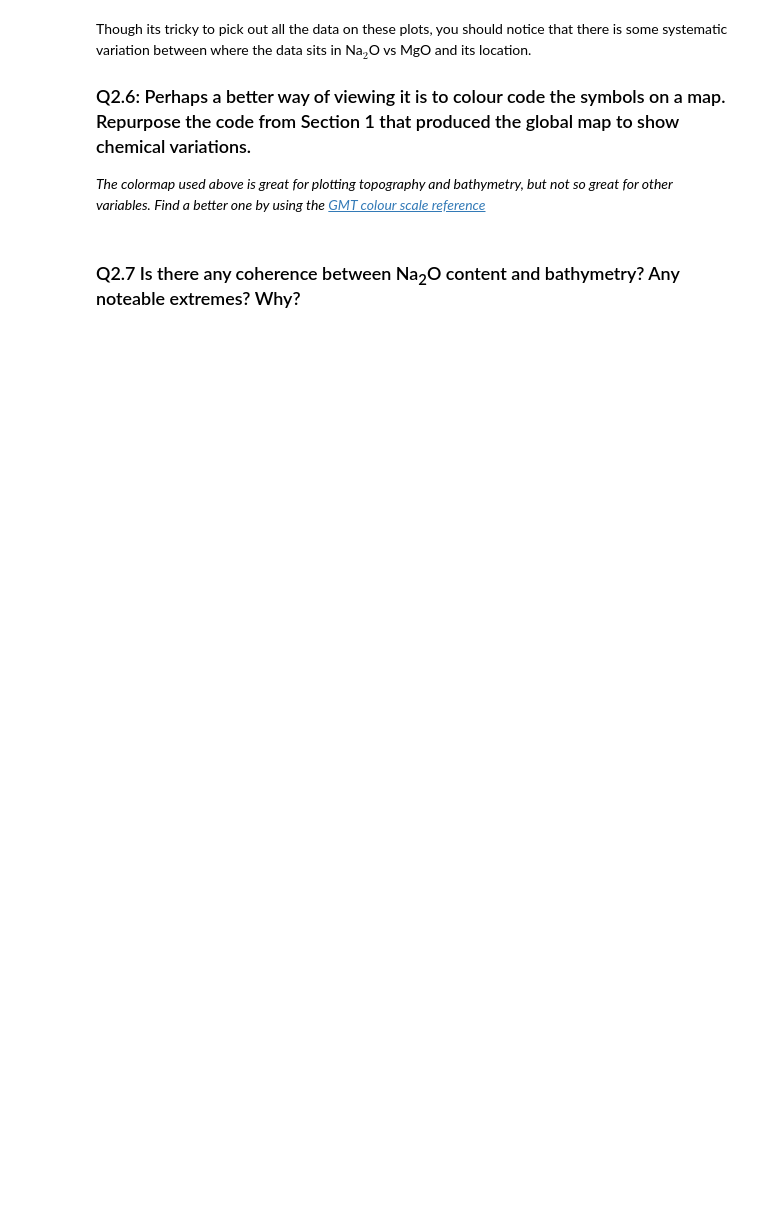
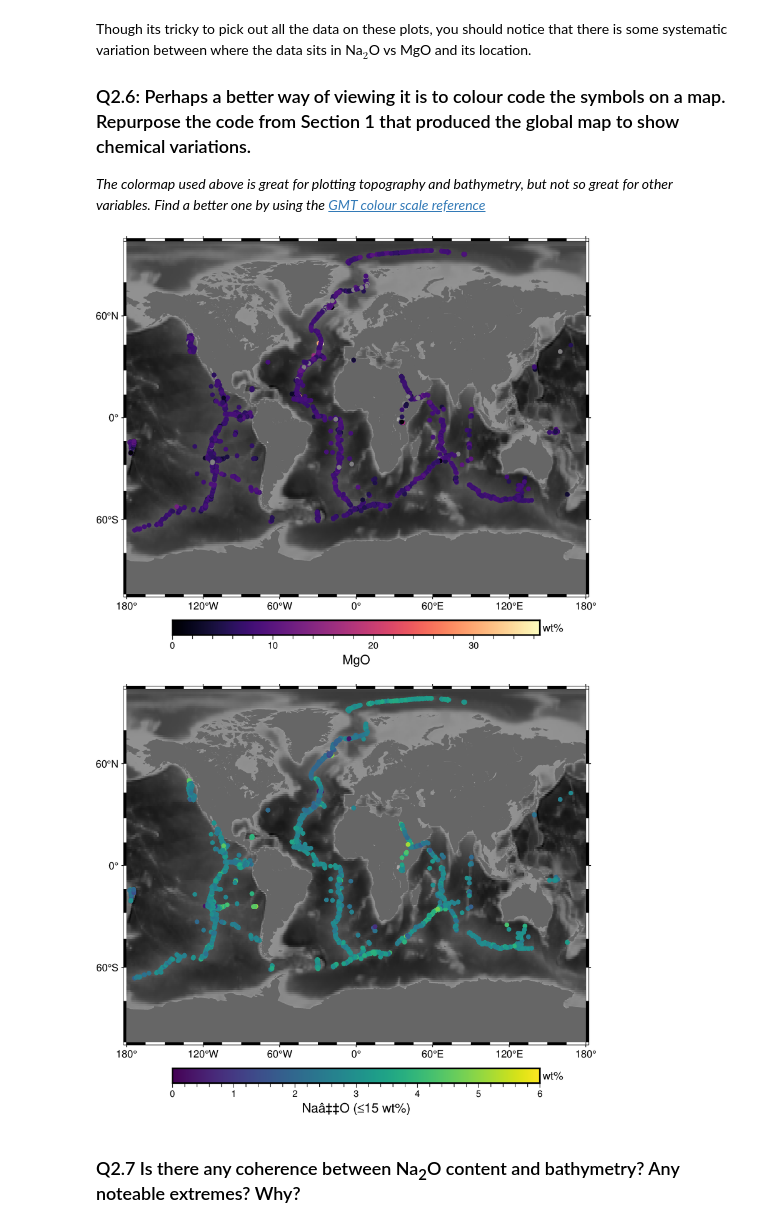
Before and after one commit to 0thomasholland/th675-UG-Code, a Jupyter notebook: Part II/C3 Petrology/C3.4 John/C3.4.P1/P20_SpreadingRidgeTrends_clean.ipynb, the cells around one changed output. Cells and saved outputs as stored; diff of their text form; code cells hidden in the pictures; blank space fills up the shorter version.

```diff
--- a/Part II/C3 Petrology/C3.4 John/C3.4.P1/P20_SpreadingRidgeTrends_clean.ipynb
+++ b/Part II/C3 Petrology/C3.4 John/C3.4.P1/P20_SpreadingRidgeTrends_clean.ipynb
@@ -217,3 +259,53 @@ Though its tricky to pick out all the data on these plots, you should notice tha
+# %%
+# First plot for MgO distribution
+fig_mgo = pygmt.Figure()
+fig_mgo.basemap(region="g", frame=True, projection="Cyl_stere/0/45/15c")
+fig_mgo.grdimage(grid=grid, cmap="gray")
+fig_mgo.coast(land="#666666")  # Mask land areas
+
+# Generate a color map for MgO
+pygmt.makecpt(cmap='magma', series=[petdb.MGO.min(), petdb.MGO.max()])
+
+# Plot MgO data points
+fig_mgo.plot(
+    x=petdb.LONGITUDE,
+    y=petdb.LATITUDE,
+    style="c0.15c",
+    cmap=True,
+    fill=petdb.MGO
+)
+# Corrected colorbar syntax
+fig_mgo.colorbar(frame=["af", "x+lMgO", "y+lwt%"])
+fig_mgo.text(position="TC", text="MgO Distribution", font="12p,Helvetica-Bold", offset="0/1c")
+fig_mgo.show()
+
+# Second plot for Na2O distribution (filtered to ≤ 15)
+fig_na2o = pygmt.Figure()
+fig_na2o.basemap(region="g", frame=True, projection="Cyl_stere/0/45/15c")
+fig_na2o.grdimage(grid=grid, cmap="gray")
+fig_na2o.coast(land="#666666")  # Mask land areas
+
+# Filter Na2O values to only include those ≤ 15
+filtered_petdb = petdb[petdb.NA2O <= 6]
+
+# Generate a color map for the filtered Na2O values
+pygmt.makecpt(cmap='viridis', series=[filtered_petdb.NA2O.min(), 6])
+
+# Plot filtered Na2O data points
+fig_na2o.plot(
+    x=filtered_petdb.LONGITUDE,
+    y=filtered_petdb.LATITUDE,
+    style="c0.15c",
+    cmap=True,
+    fill=filtered_petdb.NA2O
+)
+# Colorbar with appropriate limits
+fig_na2o.colorbar(frame=["af", "x+lNa₂O (≤15 wt%)", "y+lwt%"])
+fig_na2o.text(position="TC", text="Na₂O Distribution (values ≤15 wt%)", font="12p,Helvetica-Bold", offset="0/1c")
+fig_na2o.show()
+# %% [output]
+[figure, added]
+[figure, added]
 # %% [markdown]
 ### Q2.7 Is there any coherence between Na<sub>2</sub>O content and bathymetry? Any noteable extremes? Why?
 # %% [markdown]
```
Also changed, not shown: parts of 33 cells of this notebook, 4 other files.
